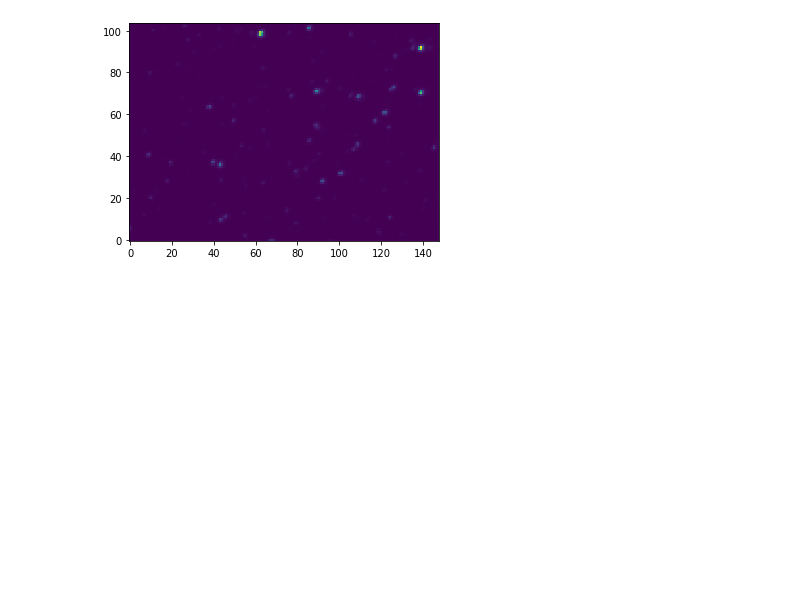
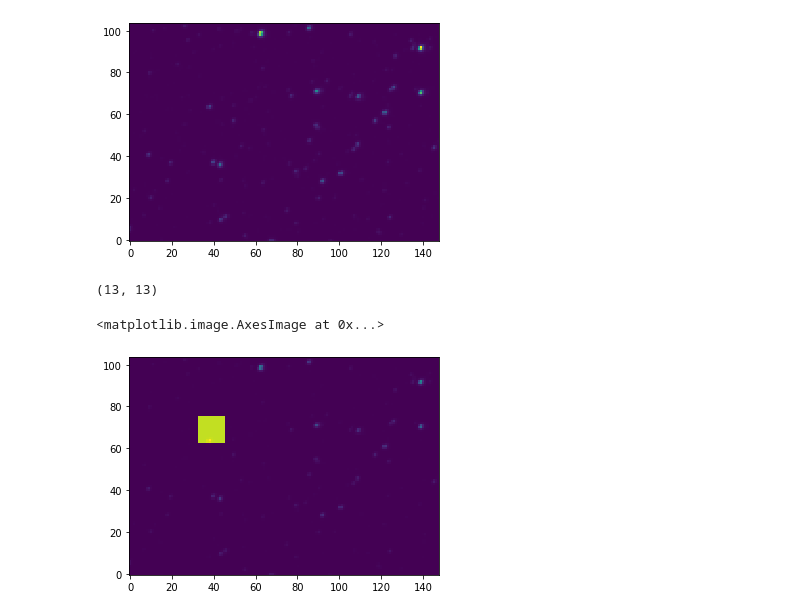
Before and after one commit to RuthAngus/TESS-rotation, a Jupyter notebook: code/notebooks/Injection_tests.ipynb, the cells around one changed output. Drawn from its saved outputs; the diff is of its cells as text; code cells hidden in the pictures; blank space fills up the shorter version.

```diff
--- a/code/notebooks/Injection_tests.ipynb
+++ b/code/notebooks/Injection_tests.ipynb
@@ -41,8 +34,19 @@ offset_y_1 = 0.5  # this should really be an array that tracks the row and colum
 offset_x_1 = 0.7  # of the centroid of a star. You can calculate those yourself by taking a bright isolated star
                   # and calculating the center of mass at each cadence and dropping that in, or running eleanor and
                   # taking data.x_com (I think) would get you the same thing and you can drop in those offsets.
-
-signal_1 = 300 + 56.0 * np.sin(time*2*np.pi/4.8)  # simple sine wave, you can change it to something more realistic
-
-for i in trange(np.shape(postcard)[0]):
-    postcard[i,63:76,33:46] += signal_1[i]*move_prf(prf, offset_x_1, offset_y_1)
+print(np.shape(move_prf(prf, offset_x_1, offset_y_1)))
+# %% [output]
+(13, 13)
+# %%
+signal_1 = 300 + 56.0 * np.sin(time*2*np.pi/4.8)  # simple sine wave, you can change it to something more realistic
+signal_2 = 10000 * np.ones_like(time)
+
+postcard2 = postcard*1
+postcard3 = postcard*1
+postcard2[:, 63:76, 33:46] += signal_2[:, None, None]
+postcard3[:, 63:76, 33:46] += signal_2[:, None, None] * move_prf(prf, offset_x_1, offset_y_1)[None, :, :]
+# %%
+plt.imshow(postcard2[0, :, :], origin='lower')
+# %% [output]
+<matplotlib.image.AxesImage at 0x...>
+[figure, added]
```
Also changed, not shown: parts of 8 cells of this notebook, 2 other files.
